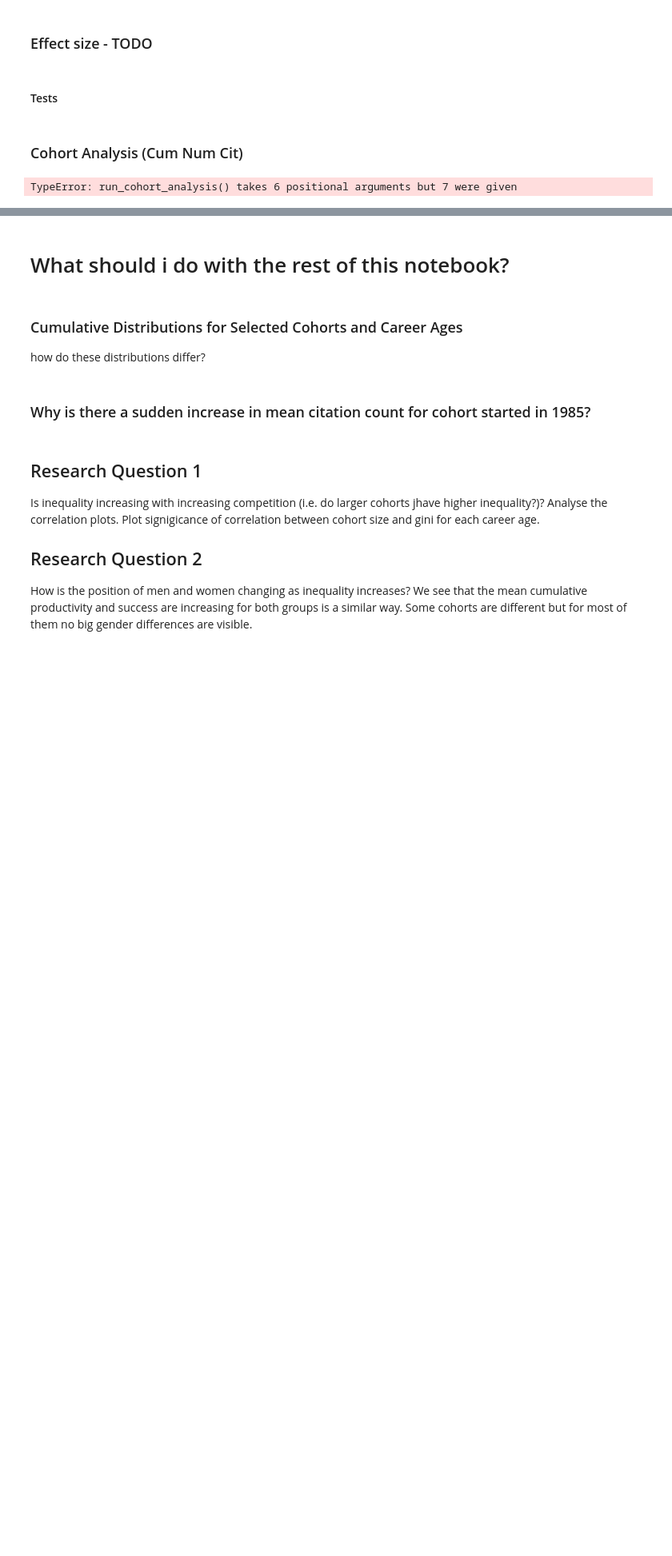
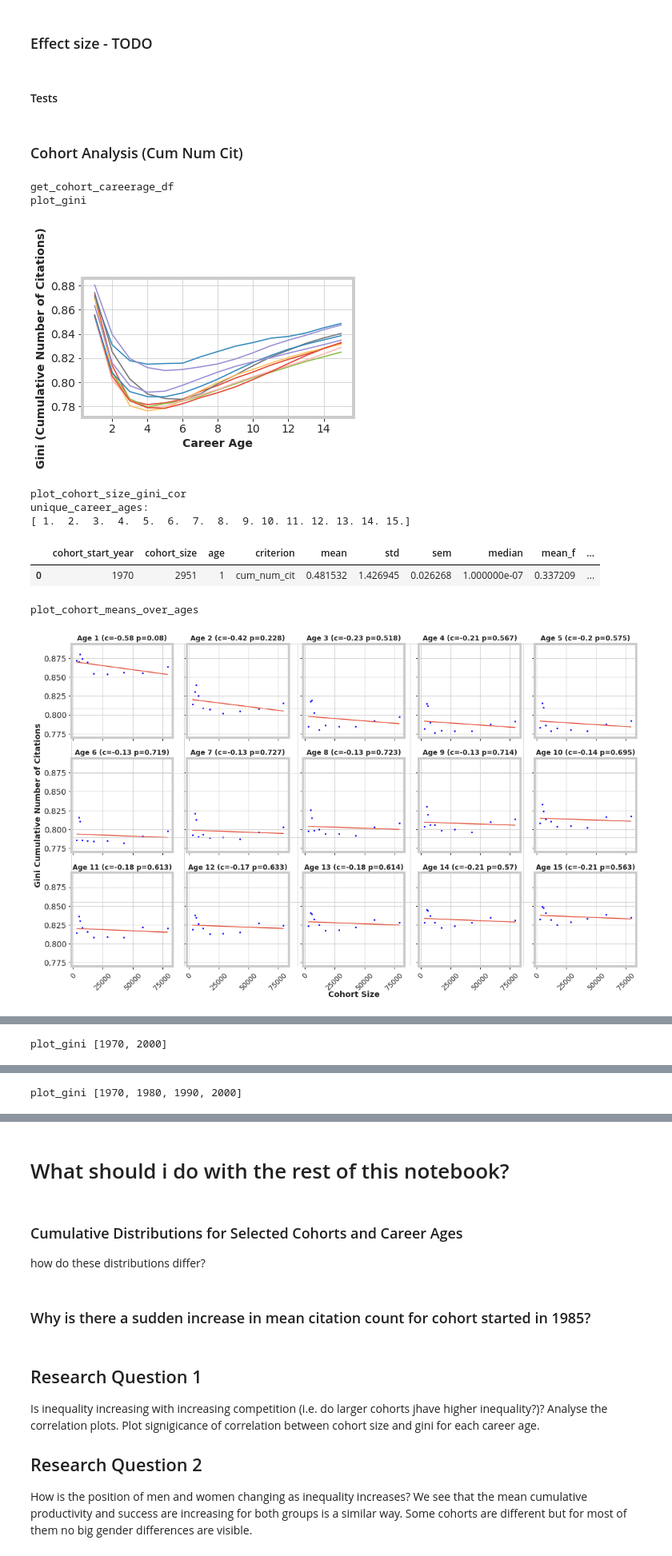
Before and after one commit to gesiscss/inequality, a Jupyter notebook: 2.Cohort analysis - citations.ipynb, the cells around one changed output, grey strips where cells are left out. Shown at 80% size. Drawn from its saved outputs; the diff is of its cells as text; code cells hidden in the pictures; blank space fills up the shorter version.

Commit message:
3 years

```diff
--- a/2.Cohort analysis - citations.ipynb
+++ b/2.Cohort analysis - citations.ipynb
@@ -181,6 +181,15 @@ print(len(vals10.values[0]))
 ### Cohort Analysis (Cum Num Cit)
 # %%
 plot.run_cohort_analysis(groupByYearData, cohort_start_years,
-                         MAX_CAREER_LENGTH_COHORT, "cum_num_cit", "Cumulative Number of Citations", authorStartEndCareerData, skip_overlaping_years)
+                         MAX_CAREER_LENGTH_COHORT, "cum_num_cit", "Cumulative Number of Citations", authorStartEndCareerData)
 # %% [output]
-TypeError: run_cohort_analysis() takes 6 positional arguments but 7 were given
+get_cohort_careerage_df
+plot_gini
+[figure, added]
+plot_cohort_size_gini_cor
+unique_career_ages:
+[ 1.  2.  3.  4.  5.  6.  7.  8.  9. 10. 11. 12. 13. 14. 15.]
+|  | cohort_start_year | cohort_size | age | criterion | mean | std | sem | median | mean_f | ... |
+| 0 | 1970 | 2951 | 1 | cum_num_cit | 0.481532 | 1.426945 | 0.026268 | 1.000000e-07 | 0.337209 | ... |
+plot_cohort_means_over_ages
+[figure, added]
@@ -186,0 +199 @@ TypeError: run_cohort_analysis() takes 6 positional arguments but 7 were given
+plot_gini [1970, 2000]
@@ -186,0 +201 @@ TypeError: run_cohort_analysis() takes 6 positional arguments but 7 were given
+plot_gini [1970, 1980, 1990, 2000]
```
Also changed, not shown: parts of 3 cells of this notebook, 2 other files.
